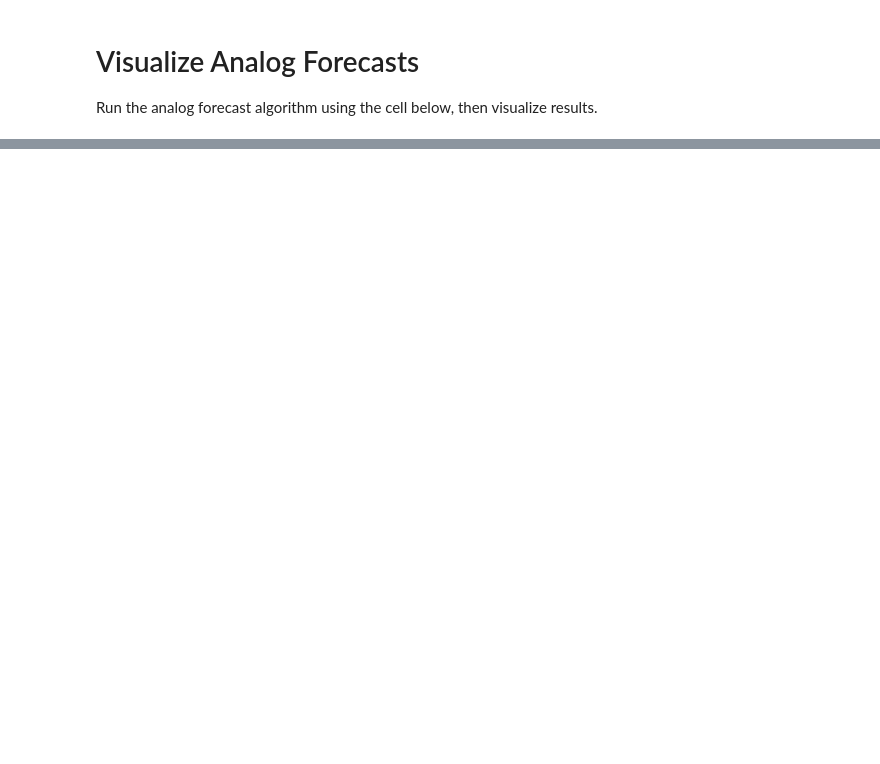
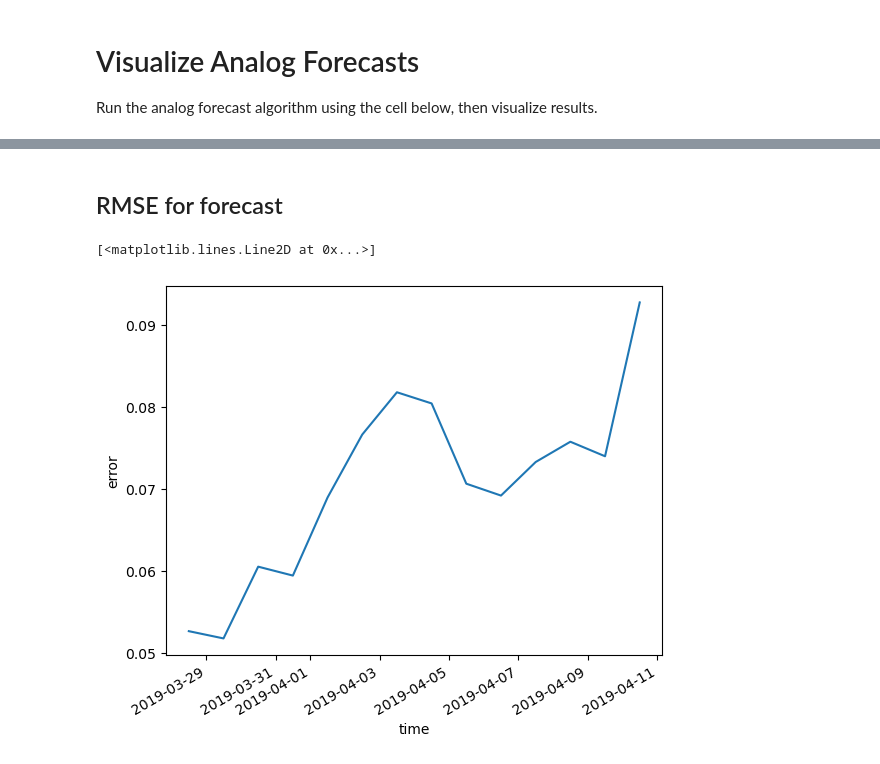
Before and after one commit to ua-snap/analog-forecast, a Jupyter notebook: visualize.ipynb, the cells around one changed output, grey strips where cells are left out. Saved outputs shown, nothing was run; the diff lists cells and outputs as text; code cells hidden in the pictures; blank space fills up the shorter version.

```diff
--- a/visualize.ipynb
+++ b/visualize.ipynb
@@ -30,6 +35,9 @@ Plot the difference between forecast and observed:
 # %%
 import luts
 import xarray as xr
+import panel.widgets as pnw
+import hvplot.xarray # noqa
+
 
 
 # get the bbox for composite mean/"forecast"
@@ -43,6 +51,10 @@ with xr.open_dataset(fp) as ds:
         latitude=slice(bbox[3], bbox[1]),
         longitude=slice(bbox[0], bbox[2])
     )
-    forecast_date = forecast.time.dt.date.values[0]
-    (ds[varname].sel(time=str(forecast_date)) - forecast.sel(time=str(forecast_date))).plot()
+    err = ds[varname].sel(time=forecast.time.values) - forecast
+    err.name = "error"
+
+time = pnw.Player(name="time", start=0, end=13, loop_policy="loop", interval=1000)
+err_hv = err.interactive(loc="bottom").isel(time=time)
+err_hv.hvplot(cmap="RdBu_r", invert=True, clabel="Error (Observed - Predicted)").opts(width=800, height=500)
 # %% [output]
@@ -49,0 +62,7 @@ with xr.open_dataset(fp) as ds:
+# %% [markdown]
+## RMSE for forecast
+# %%
+(err ** 2).mean(axis=(1, 2)).plot()
+# %% [output]
+[<matplotlib.lines.Line2D at 0x...>]
+[figure, added]
```
Also changed, not shown: parts of 4 cells of this notebook, 3 other files.
